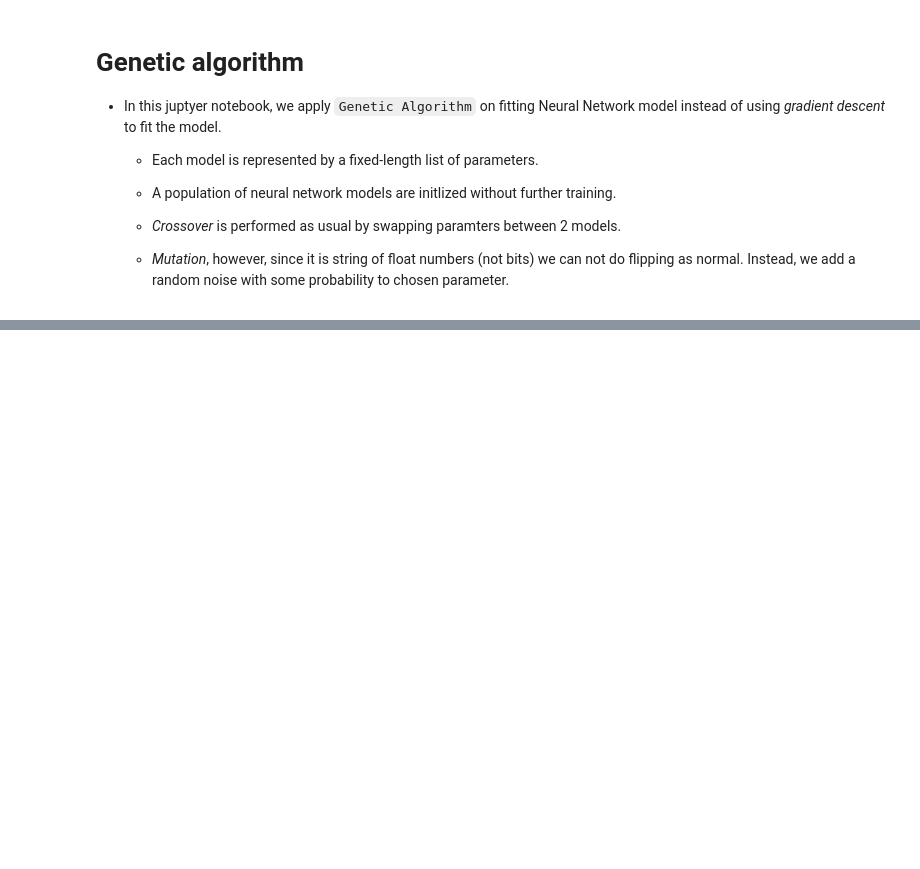
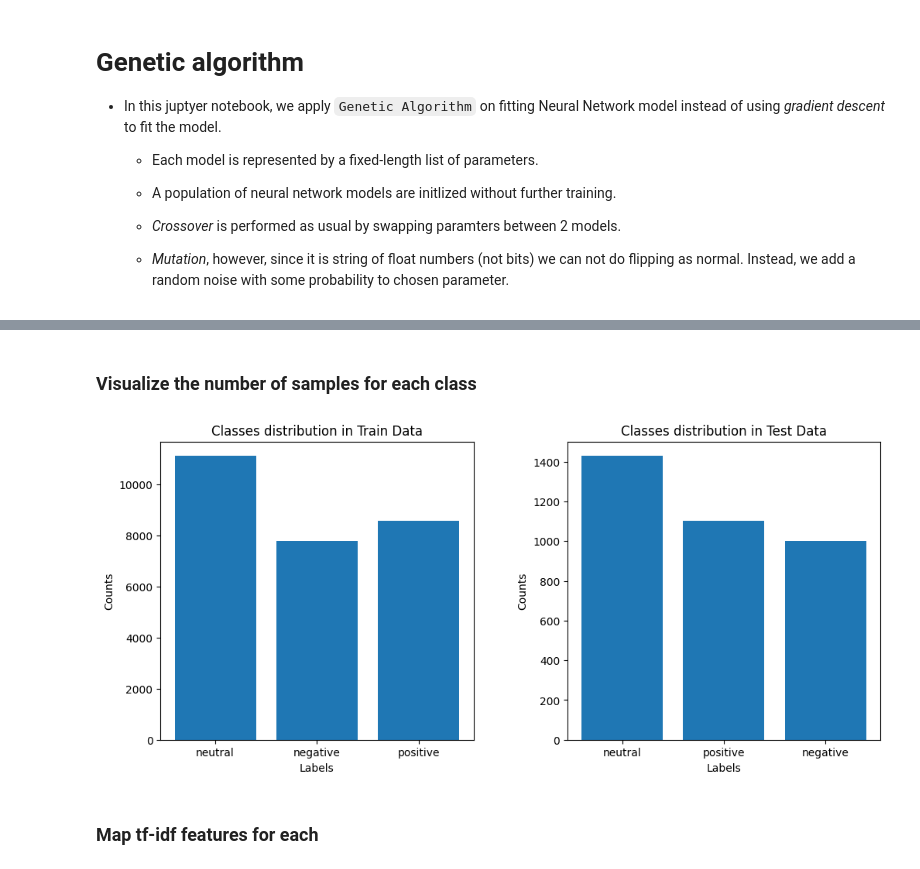
Before and after one commit to quochieu586/ML_capybara, a Jupyter notebook: src/models/genetic_algorithm/genetic_algorithm_model.ipynb, the cells around one changed output, grey strips where cells are left out. Drawn from its saved outputs; the diff is of its cells as text; code cells hidden in the pictures; blank space fills up the shorter version.

```diff
--- a/src/models/genetic_algorithm/genetic_algorithm_model.ipynb
+++ b/src/models/genetic_algorithm/genetic_algorithm_model.ipynb
@@ -127,0 +35,5 @@ X_train.shape, X_test.shape, y_train.shape, y_test.shape
+# %%
+prepro = Preprocessing()
+train_df = prepro.read_CSV("train.csv")
+test_df = prepro.read_CSV("test.csv")
+train_df.shape, test_df.shape
@@ -127,0 +42,4 @@ X_train.shape, X_test.shape, y_train.shape, y_test.shape
+# %%
+train_data = Dataset.from_pandas(train_df)
+test_data = Dataset.from_pandas(test_df)
+train_data[0]
@@ -127,0 +58,9 @@ X_train.shape, X_test.shape, y_train.shape, y_test.shape
+# %%
+train_data = train_data.map(lambda ex: {'processed_text': prepro.preprocess(ex['text']),\
+                                        'label': 2 if ex['sentiment'] == 'positive' else \
+                                        1 if ex['sentiment'] == 'neutral' else 0 })
+test_data = test_data.map(lambda ex: {'processed_text': prepro.preprocess(ex['text']),\
+                                        'label': 2 if ex['sentiment'] == 'positive' else \
+                                        1 if ex['sentiment'] == 'neutral' else 0 })
+
+train_data[0]
@@ -127,0 +81,26 @@ X_train.shape, X_test.shape, y_train.shape, y_test.shape
+# %% [markdown]
+### Visualize the number of samples for each class
+# %%
+from typing import Counter
+import matplotlib.pyplot as plt
+
+fig, axs = plt.subplots(1, 2, figsize=(12, 5), gridspec_kw={'wspace': 0.3})
+
+counter = Counter(train_data['sentiment'])
+axs[0].bar(counter.keys(), counter.values())
+axs[0].set_title("Classes distribution in Train Data")
+axs[0].set_xlabel("Labels")
+axs[0].set_ylabel("Counts")
+
+counter = Counter(test_data['sentiment'])
+axs[1].bar(counter.keys(), counter.values())
+axs[1].set_title("Classes distribution in Test Data")
+axs[1].set_xlabel("Labels")
+axs[1].set_ylabel("Counts")
+
+plt.tight_layout()
+plt.show()
+# %% [output]
+[figure, added]
+# %% [markdown]
+### Map tf-idf features for each
```
Also changed, not shown: parts of 46 cells of this notebook, 1 other file.
